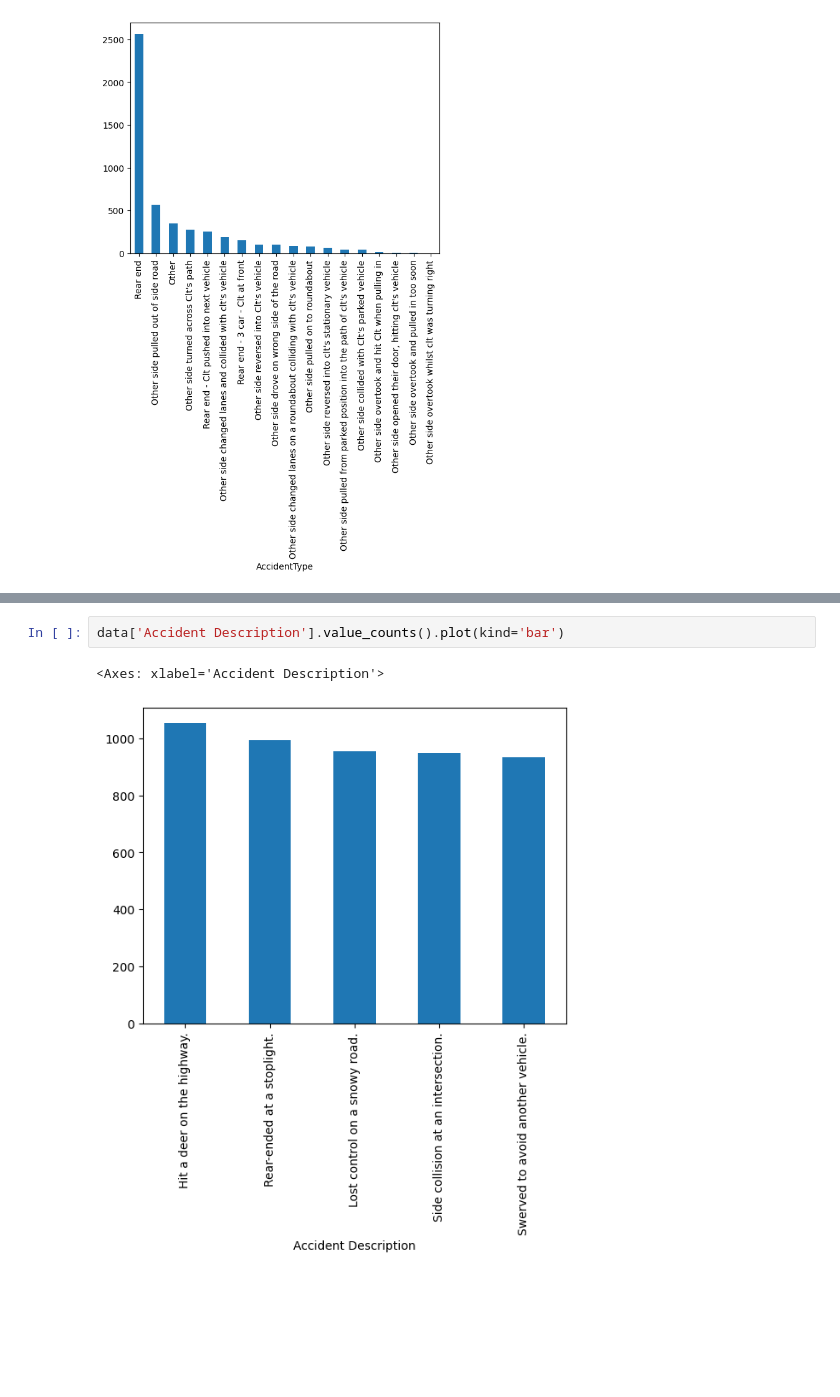
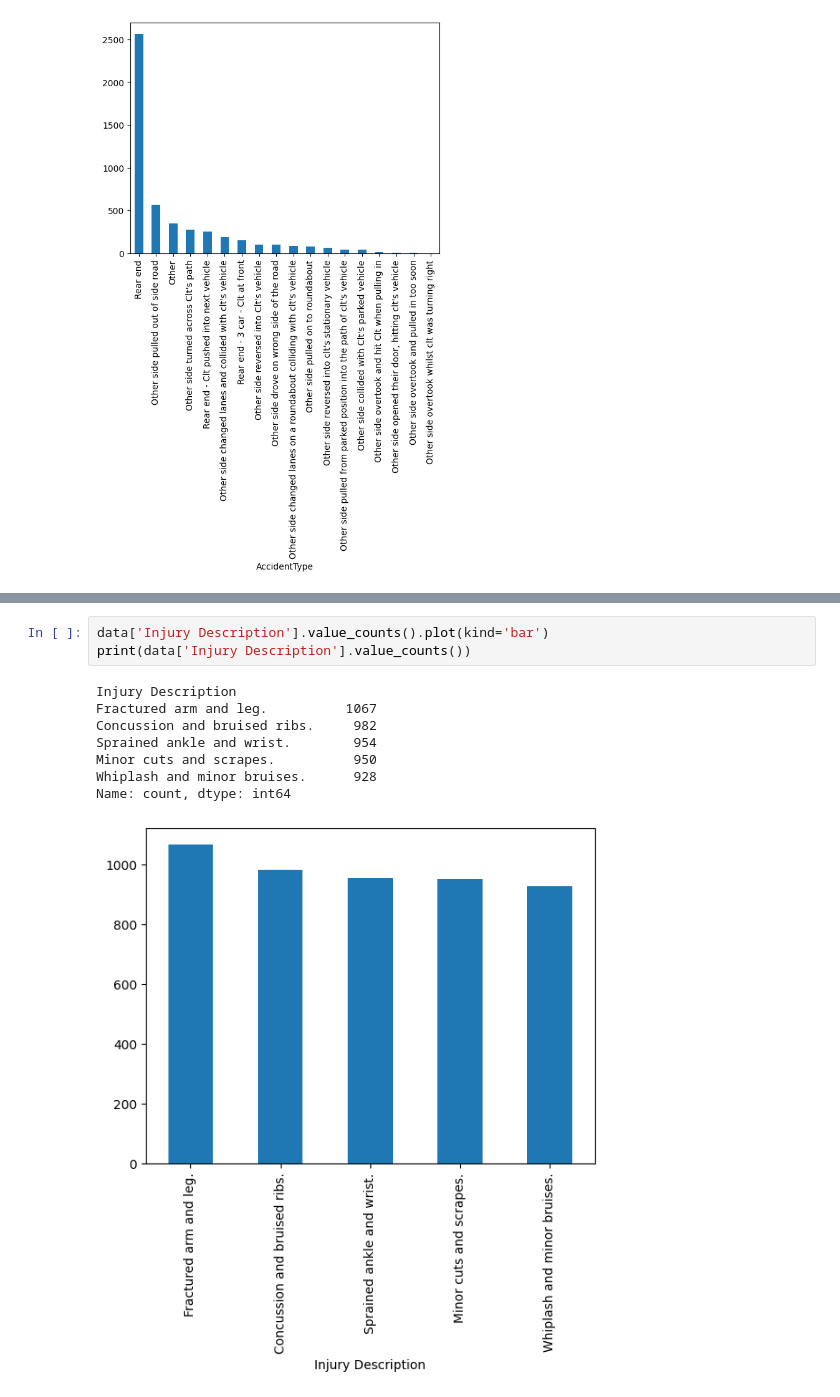
Before and after one commit to MFFathi/Insurance-Claims, a Jupyter notebook: MLModel/first_iter.ipynb, the cells around one changed output, grey strips where cells are left out. Saved outputs shown, nothing was run; the diff lists cells and outputs as text; blank space fills up the shorter version.

Commit message:
Preprocessing Data, Close to being done.

```diff
--- a/MLModel/first_iter.ipynb
+++ b/MLModel/first_iter.ipynb
@@ -27,5 +40,12 @@ data['AccidentType'].value_counts().plot(kind='bar')
 # %%
-data['Accident Description'].value_counts().plot(kind='bar')
+data['Injury Description'].value_counts().plot(kind='bar')
+print(data['Injury Description'].value_counts())
 # %% [output]
-<Axes: xlabel='Accident Description'>
+Injury Description
+Fractured arm and leg.          1067
+Concussion and bruised ribs.     982
+Sprained ankle and wrist.        954
+Minor cuts and scrapes.          950
+Whiplash and minor bruises.      928
+Name: count, dtype: int64
-[figure, old version]
+[figure, new version]
```
Also changed, not shown: parts of 7 cells of this notebook.
